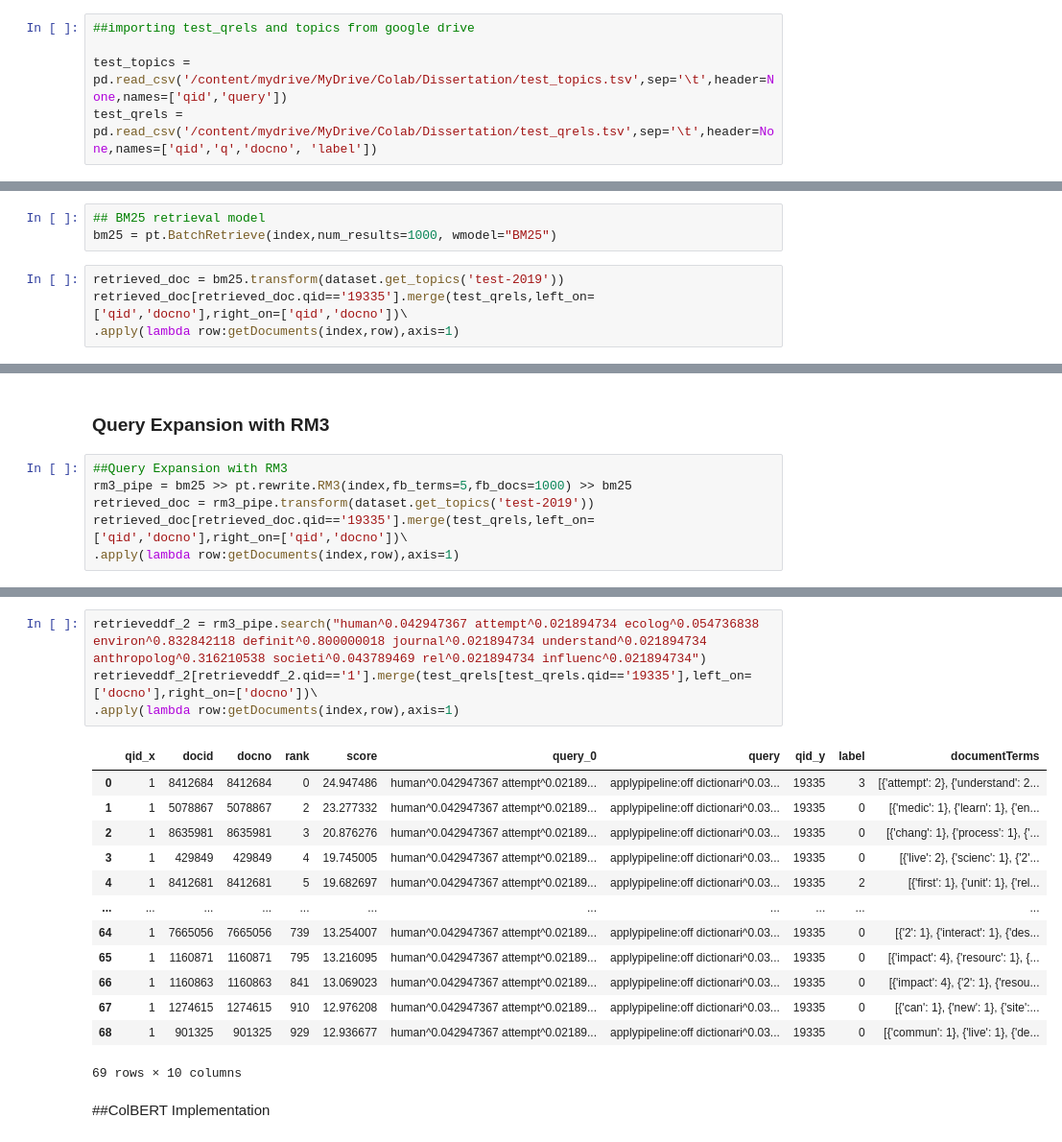
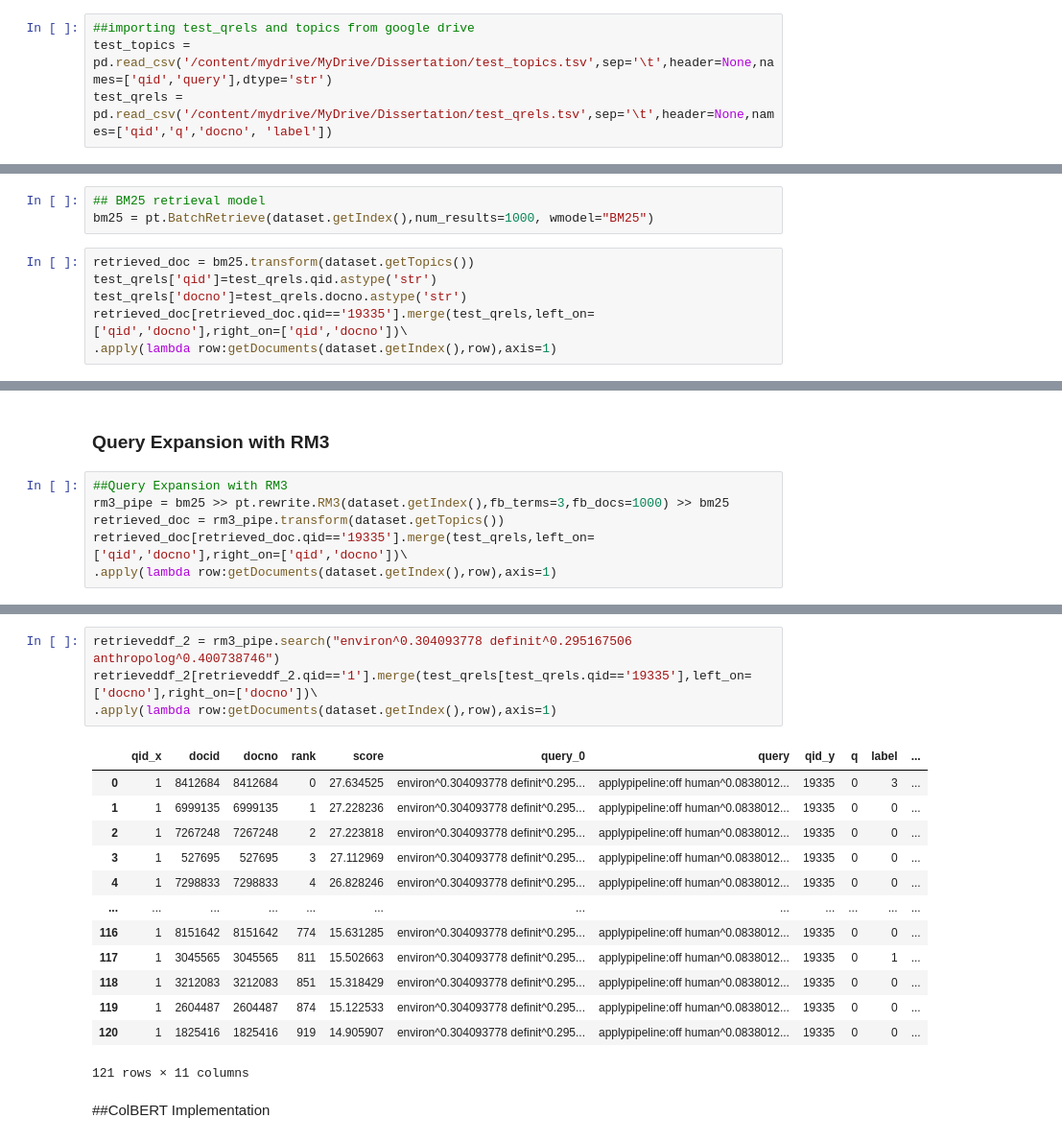
Before and after one commit to akshay-3apr/UoG-Dissertation, a Jupyter notebook: Dissertation.ipynb, the cells around one changed output, grey strips where cells are left out. Shown: that part at 96% size. Drawn from its saved outputs; the diff is of its cells as text.

```diff
--- a/Dissertation.ipynb
+++ b/Dissertation.ipynb
@@ -166,8 +208,7 @@ test_topics_19[test_topics_19.qid.isin(test_qrels_19.qid)].to_csv("test_topics.t
 # %%
 ##importing test_qrels and topics from google drive
-
-test_topics = pd.read_csv('/content/mydrive/MyDrive/Colab/Dissertation/test_topics.tsv',sep='\t',header=None,names=['qid','query'])
-test_qrels = pd.read_csv('/content/mydrive/MyDrive/Colab/Dissertation/test_qrels.tsv',sep='\t',header=None,names=['qid','q','docno', 'label'])
+test_topics = pd.read_csv('/content/mydrive/MyDrive/Dissertation/test_topics.tsv',sep='\t',header=None,names=['qid','query'],dtype='str')
+test_qrels = pd.read_csv('/content/mydrive/MyDrive/Dissertation/test_qrels.tsv',sep='\t',header=None,names=['qid','q','docno', 'label'])
 # %% [markdown]
 #### Qrels labels relevance:
 
@@ -180,9 +334,11 @@ amongst extraneous information.
 ##BM25 Model
 # %%
 ## BM25 retrieval model
-bm25 = pt.BatchRetrieve(index,num_results=1000, wmodel="BM25")
+bm25 = pt.BatchRetrieve(dataset.getIndex(),num_results=1000, wmodel="BM25")
 # %%
-retrieved_doc = bm25.transform(dataset.get_topics('test-2019'))
+retrieved_doc = bm25.transform(dataset.getTopics())
+test_qrels['qid']=test_qrels.qid.astype('str')
+test_qrels['docno']=test_qrels.docno.astype('str')
 retrieved_doc[retrieved_doc.qid=='19335'].merge(test_qrels,left_on=['qid','docno'],right_on=['qid','docno'])\
-.apply(lambda row:getDocuments(index,row),axis=1)
+.apply(lambda row:getDocuments(dataset.getIndex(),row),axis=1)
 # %% [output]
@@ -209,8 +364,8 @@ retrieved_doc.to_csv("top1000.csv",sep="\t",header=False,index=False,columns=["q
 ### Query Expansion with RM3
 # %%
 ##Query Expansion with RM3
-rm3_pipe = bm25 >> pt.rewrite.RM3(index,fb_terms=5,fb_docs=1000) >> bm25
-retrieved_doc = rm3_pipe.transform(dataset.get_topics('test-2019'))
+rm3_pipe = bm25 >> pt.rewrite.RM3(dataset.getIndex(),fb_terms=3,fb_docs=1000) >> bm25
+retrieved_doc = rm3_pipe.transform(dataset.getTopics())
 retrieved_doc[retrieved_doc.qid=='19335'].merge(test_qrels,left_on=['qid','docno'],right_on=['qid','docno'])\
-.apply(lambda row:getDocuments(index,row),axis=1)
+.apply(lambda row:getDocuments(dataset.getIndex(),row),axis=1)
 # %% [output]
@@ -231,21 +385,21 @@ Error: Runtime no longer has a reference to this dataframe, please re-run this c
 # %%
-retrieveddf_2 = rm3_pipe.search("human^0.042947367 attempt^0.021894734 ecolog^0.054736838 environ^0.832842118 definit^0.800000018 journal^0.021894734 understand^0.021894734 anthropolog^0.316210538 societi^0.043789469 rel^0.021894734 influenc^0.021894734")
+retrieveddf_2 = rm3_pipe.search("environ^0.304093778 definit^0.295167506 anthropolog^0.400738746")
 retrieveddf_2[retrieveddf_2.qid=='1'].merge(test_qrels[test_qrels.qid=='19335'],left_on=['docno'],right_on=['docno'])\
-.apply(lambda row:getDocuments(index,row),axis=1)
+.apply(lambda row:getDocuments(dataset.getIndex(),row),axis=1)
 # %% [output]
-|  | qid_x | docid | docno | rank | score | query_0 | query | qid_y | label | documentTerms |
-| 0 | 1 | 8412684 | 8412684 | 0 | 24.947486 | human^0.042947367 attempt^0.02189... | applypipeline:off dictionari^0.03... | 19335 | 3 | [{'attempt': 2}, {'understand': 2... |
-| 1 | 1 | 5078867 | 5078867 | 2 | 23.277332 | human^0.042947367 attempt^0.02189... | applypipeline:off dictionari^0.03... | 19335 | 0 | [{'medic': 1}, {'learn': 1}, {'en... |
-| 2 | 1 | 8635981 | 8635981 | 3 | 20.876276 | human^0.042947367 attempt^0.02189... | applypipeline:off dictionari^0.03... | 19335 | 0 | [{'chang': 1}, {'process': 1}, {'... |
-| 3 | 1 | 429849 | 429849 | 4 | 19.745005 | human^0.042947367 attempt^0.02189... | applypipeline:off dictionari^0.03... | 19335 | 0 | [{'live': 2}, {'scienc': 1}, {'2'... |
-| 4 | 1 | 8412681 | 8412681 | 5 | 19.682697 | human^0.042947367 attempt^0.02189... | applypipeline:off dictionari^0.03... | 19335 | 2 | [{'first': 1}, {'unit': 1}, {'rel... |
-| ... | ... | ... | ... | ... | ... | ... | ... | ... | ... | ... |
-| 64 | 1 | 7665056 | 7665056 | 739 | 13.254007 | human^0.042947367 attempt^0.02189... | applypipeline:off dictionari^0.03... | 19335 | 0 | [{'2': 1}, {'interact': 1}, {'des... |
-| 65 | 1 | 1160871 | 1160871 | 795 | 13.216095 | human^0.042947367 attempt^0.02189... | applypipeline:off dictionari^0.03... | 19335 | 0 | [{'impact': 4}, {'resourc': 1}, {... |
-| 66 | 1 | 1160863 | 1160863 | 841 | 13.069023 | human^0.042947367 attempt^0.02189... | applypipeline:off dictionari^0.03... | 19335 | 0 | [{'impact': 4}, {'2': 1}, {'resou... |
-| 67 | 1 | 1274615 | 1274615 | 910 | 12.976208 | human^0.042947367 attempt^0.02189... | applypipeline:off dictionari^0.03... | 19335 | 0 | [{'can': 1}, {'new': 1}, {'site':... |
-| 68 | 1 | 901325 | 901325 | 929 | 12.936677 | human^0.042947367 attempt^0.02189... | applypipeline:off dictionari^0.03... | 19335 | 0 | [{'commun': 1}, {'live': 1}, {'de... |
+|  | qid_x | docid | docno | rank | score | query_0 | query | qid_y | q | label | ... |
+| 0 | 1 | 8412684 | 8412684 | 0 | 27.634525 | environ^0.304093778 definit^0.295... | applypipeline:off human^0.0838012... | 19335 | 0 | 3 | ... |
+| 1 | 1 | 6999135 | 6999135 | 1 | 27.228236 | environ^0.304093778 definit^0.295... | applypipeline:off human^0.0838012... | 19335 | 0 | 0 | ... |
+| 2 | 1 | 7267248 | 7267248 | 2 | 27.223818 | environ^0.304093778 definit^0.295... | applypipeline:off human^0.0838012... | 19335 | 0 | 0 | ... |
+| 3 | 1 | 527695 | 527695 | 3 | 27.112969 | environ^0.304093778 definit^0.295... | applypipeline:off human^0.0838012... | 19335 | 0 | 0 | ... |
+| 4 | 1 | 7298833 | 7298833 | 4 | 26.828246 | environ^0.304093778 definit^0.295... | applypipeline:off human^0.0838012... | 19335 | 0 | 0 | ... |
+| ... | ... | ... | ... | ... | ... | ... | ... | ... | ... | ... | ... |
+| 116 | 1 | 8151642 | 8151642 | 774 | 15.631285 | environ^0.304093778 definit^0.295... | applypipeline:off human^0.0838012... | 19335 | 0 | 0 | ... |
+| 117 | 1 | 3045565 | 3045565 | 811 | 15.502663 | environ^0.304093778 definit^0.295... | applypipeline:off human^0.0838012... | 19335 | 0 | 1 | ... |
+| 118 | 1 | 3212083 | 3212083 | 851 | 15.318429 | environ^0.304093778 definit^0.295... | applypipeline:off human^0.0838012... | 19335 | 0 | 0 | ... |
+| 119 | 1 | 2604487 | 2604487 | 874 | 15.122533 | environ^0.304093778 definit^0.295... | applypipeline:off human^0.0838012... | 19335 | 0 | 0 | ... |
+| 120 | 1 | 1825416 | 1825416 | 919 | 14.905907 | environ^0.304093778 definit^0.295... | applypipeline:off human^0.0838012... | 19335 | 0 | 0 | ... |
-69 rows × 10 columns
+121 rows × 11 columns
 # %% [markdown]
 ##ColBERT Implementation
 # %% [markdown]
```
Also changed, not shown: parts of 38 cells of this notebook.
